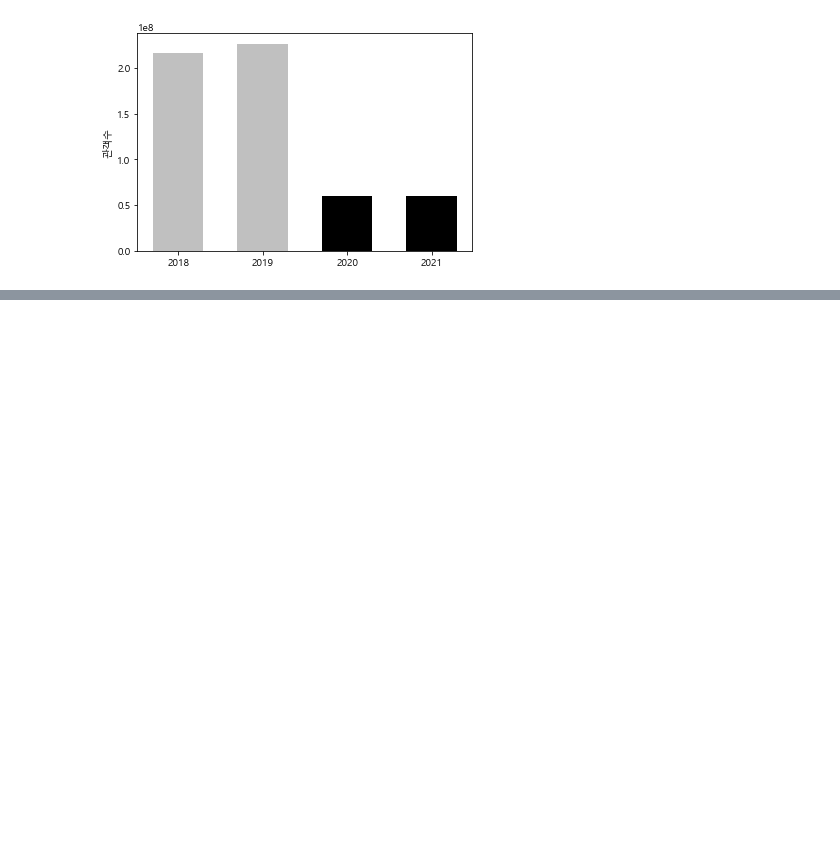
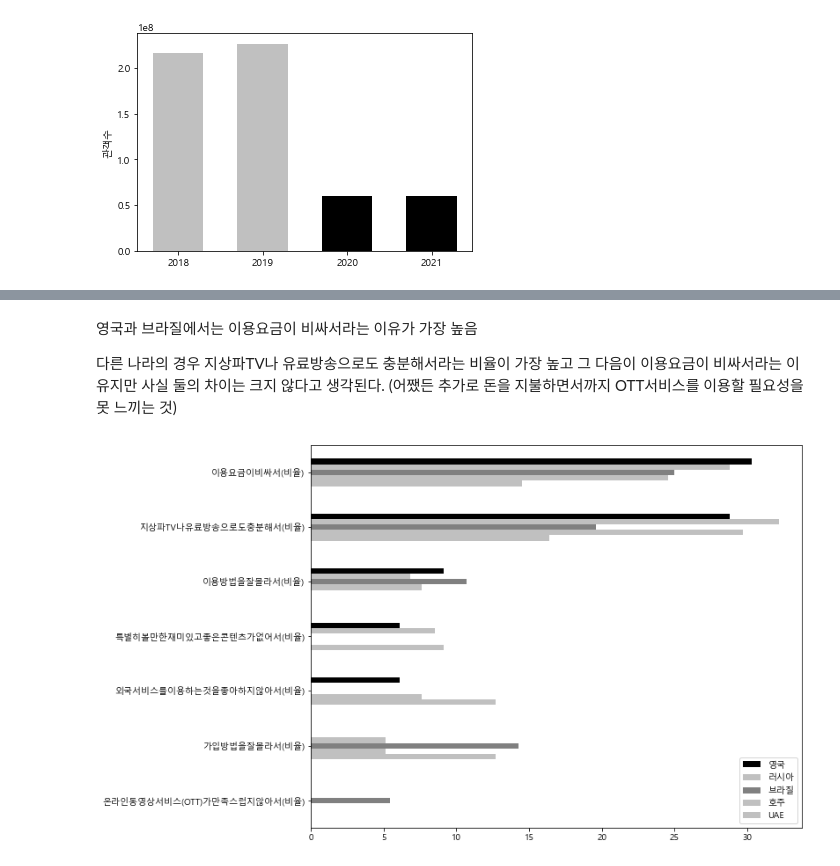
Before and after one commit to tada-data/teamproject-mid, a Jupyter notebook: 코로나와 영화관 티켓 가격에 따른 영화관 관람객 수 변화 + 그래프 수정내용.ipynb, the cells around one changed output, grey strips where cells are left out. Drawn from its saved outputs; the diff is of its cells as text; code cells hidden in the pictures; blank space fills up the shorter version.

```diff
--- a/코로나와 영화관 티켓 가격에 따른 영화관 관람객 수 변화 + 그래프 수정내용.ipynb
+++ b/코로나와 영화관 티켓 가격에 따른 영화관 관람객 수 변화 + 그래프 수정내용.ipynb
@@ -460,0 +463,4 @@ Text(0, 0.5, '관객수')
+# %%
+import pandas as pd
+reason = pd.read_csv("해외유료OTT서비스비가입이유.csv", encoding="euc-kr", index_col=[0,1,2,3,4])
+reason
@@ -460,0 +482,3 @@ Text(0, 0.5, '관객수')
+# %%
+reason1 = reason.iloc[0:5].droplevel(["연번","조사연도","분류", "구분"]).T
+reason1
@@ -460,0 +497,11 @@ Text(0, 0.5, '관객수')
+# %%
+England = reason1.sort_values("영국", ascending=False)["영국"].head(6)
+Austrailia = reason1.sort_values("호주", ascending=False)["호주"].head(6)
+Russia = reason1.sort_values("러시아", ascending=False)["러시아"].head(6)
+Brazil = reason1.sort_values("브라질", ascending=False)["브라질"].head(6)
+UAE = reason1.sort_values("UAE", ascending=False)["UAE"].head(6)
+
+list1 = [England, Austrailia, Russia, Brazil, UAE]
+
+reasontotal = pd.concat(list1, axis=1)
+reasontotal
@@ -460,0 +518,15 @@ Text(0, 0.5, '관객수')
+# %% [markdown]
+영국과 브라질에서는 이용요금이 비싸서라는 이유가 가장 높음
+
+다른 나라의 경우 지상파TV나 유료방송으로도 충분해서라는 비율이 가장 높고 그 다음이
+이용요금이 비싸서라는 이유지만
+사실 둘의 차이는 크지 않다고 생각된다.
+(어쨌든 추가로 돈을 지불하면서까지 OTT서비스를 이용할 필요성을 못 느끼는 것)
+# %%
+reason_graph = reasontotal.drop(index = "사례수(명)" )
+reason_graph = reason_graph[["영국","러시아","브라질","호주","UAE"]]
+# %%
+ax = reason_graph.plot(kind = "barh", color = {"영국":"black","러시아":"silver","브라질":"gray","호주":"silver","UAE":"silver"}, figsize = (10,8))
+ax.invert_yaxis()
+# %% [output]
+[figure, added]
```
Also changed, not shown: parts of 8 cells of this notebook.
